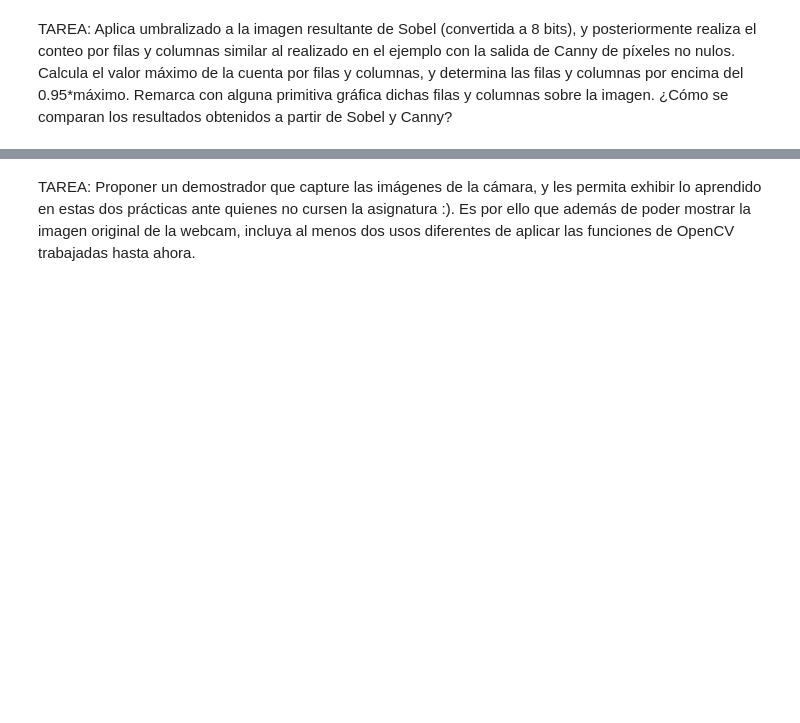
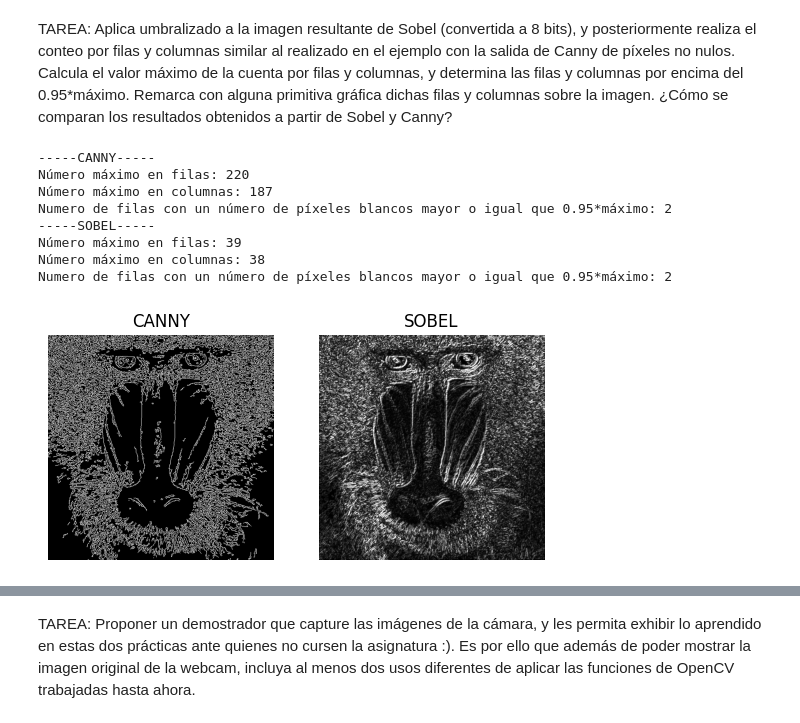
Before and after one commit to CarlosMireles/Practica-2-VC, a Jupyter notebook: entrega 2.ipynb, the cells around one changed output, grey strips where cells are left out. Drawn from its saved outputs; the diff is of its cells as text; code cells hidden in the pictures; blank space fills up the shorter version.

```diff
--- a/entrega 2.ipynb
+++ b/entrega 2.ipynb
@@ -43,0 +74,42 @@ TAREA: Aplica umbralizado a la imagen resultante de Sobel (convertida a 8 bits),
+# %%
+
+canny = cv2.Canny(gris, 100, 200)
+gris = cv2.cvtColor(img, cv2.COLOR_BGR2GRAY)
+
+# Gaussiana para suavizar la imagen original, eliminando altas frecuencias
+ggris = cv2.GaussianBlur(gris, (3, 3), 0)
+
+#Calcula en ambas direcciones (horizontal y vertical)
+sobelx = cv2.Sobel(ggris, cv2.CV_64F, 1, 0)  # x
+sobely = cv2.Sobel(ggris, cv2.CV_64F, 0, 1)  # y
+#Combina ambos resultados
+sobel = cv2.add(sobelx, sobely)
+
+sobel_abs = cv2.convertScaleAbs(sobel)
+print("-----CANNY-----")
+countWhitePixels(canny)
+plt.figure()
+plt.subplot(1, 2, 1)
+plt.axis("off")
+plt.title('CANNY')
+
+plt.imshow(canny, cmap='gray')
+
+
+print("-----SOBEL-----")
+countWhitePixels(sobel_abs)
+plt.subplot(1, 2, 2)
+plt.axis("off")
+plt.title('SOBEL')
+plt.imshow(sobel_abs, cmap='gray')
+plt.show()
+# %% [output]
+-----CANNY-----
+Número máximo en filas: 220
+Número máximo en columnas: 187
+Numero de filas con un número de píxeles blancos mayor o igual que 0.95*máximo: 2
+-----SOBEL-----
+Número máximo en filas: 39
+Número máximo en columnas: 38
+Numero de filas con un número de píxeles blancos mayor o igual que 0.95*máximo: 2
+[figure, added]
```
Also changed, not shown: parts of 8 cells of this notebook.
